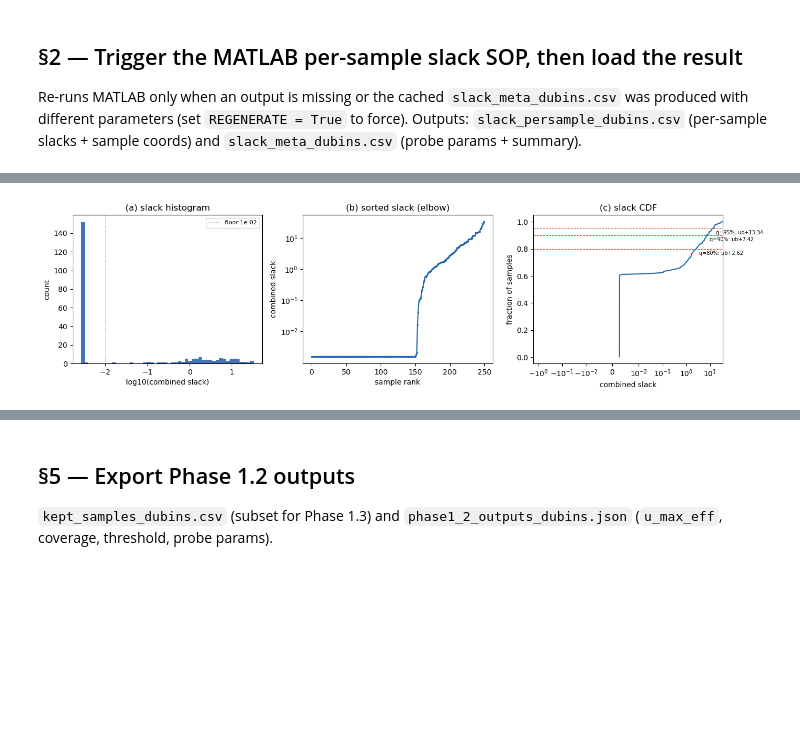
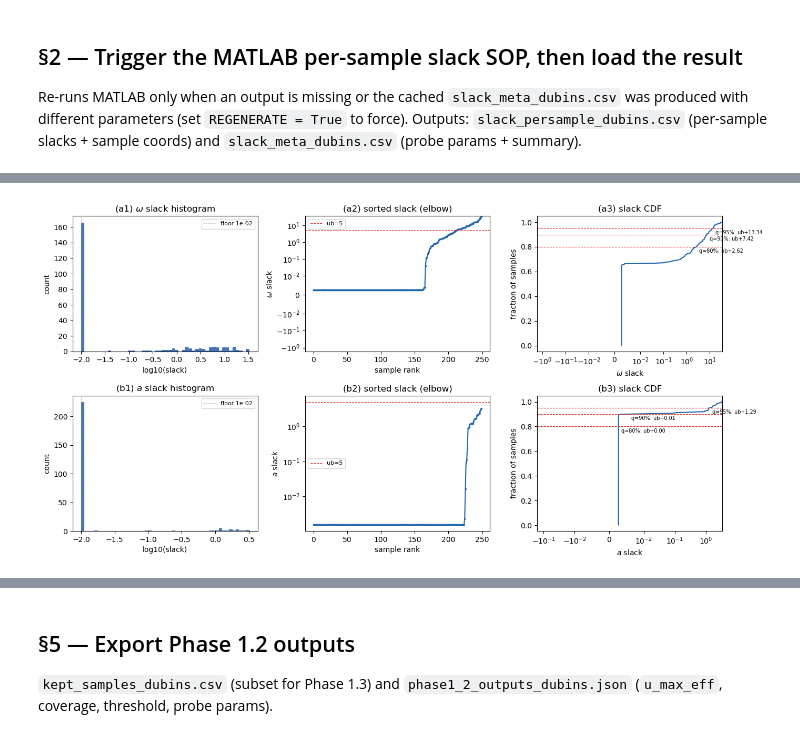
Before and after one commit to JianqiangDing/reach_avoid_backstepping_MPC, a Jupyter notebook: revision/slack_diagnostic/dubins_slack_diag.ipynb, the cells around one changed output, grey strips where cells are left out. Drawn from its saved outputs; the diff is of its cells as text; code cells hidden in the pictures; blank space fills up the shorter version.

```diff
--- a/revision/slack_diagnostic/dubins_slack_diag.ipynb
+++ b/revision/slack_diagnostic/dubins_slack_diag.ipynb
@@ -174,51 +244,61 @@ Combined per-sample slack $s_j = \max_i s_{j,i}^\star$ (worst channel, since the
 # %%
-s = df["slack"].values
-s_sorted = np.sort(s)
-cdf = np.arange(1, len(s) + 1) / len(s)
 FLOOR = PARAMS["slack_floor"]
+channels = [("slack1", UB_REQ, r"$\omega$"), ("slack2", UB_REQ, r"$a$")]
 
-fig, axes = plt.subplots(1, 3, figsize=(14, 3.8))
-ax = axes[0]
-ax.hist(np.log10(np.clip(s, 1e-3, None)), bins=50, color="#4575b4")
-ax.axvline(np.log10(FLOOR), color="#999999", ls=":", lw=1, label=f"floor {FLOOR:.0e}")
-ax.set_xlabel("log10(combined slack)")
-ax.set_ylabel("count")
-ax.set_title("(a) slack histogram")
-ax.legend(fontsize=8)
+fig, axes = plt.subplots(2, 3, figsize=(14, 7))
+for row, (col, ub, lab) in enumerate(channels):
+    s = df[col].values
+    s_sorted = np.sort(s)
+    cdf = np.arange(1, len(s) + 1) / len(s)
 
-ax = axes[1]
-ax.plot(np.arange(len(s)), s_sorted, ".-", ms=3, color="#2166ac")
-ax.set_xlabel("sample rank")
-ax.set_ylabel("combined slack")
-ax.set_title("(b) sorted slack (elbow)")
-ax.set_yscale("symlog", linthresh=1e-2)
+    ax = axes[row, 0]
+    ax.hist(np.log10(np.clip(s, FLOOR, None)), bins=50, color="#4575b4")
+    ax.axvline(
+        np.log10(FLOOR), color="#999999", ls=":", lw=1, label=f"floor {FLOOR:.0e}"
+    )
+    ax.set_xlabel("log10(slack)")
+    ax.set_ylabel("count")
+    ax.set_title(f"({chr(97+row)}1) {lab} slack histogram")
+    ax.legend(fontsize=8)
 
-ax = axes[2]
-ax.plot(s_sorted, cdf, color="#2166ac")
-for q in (0.8, 0.9, 0.95):
-    thr = np.quantile(s, q)
-    ax.axhline(q, color="#d73027", ls="--", lw=0.8)
-    ax.annotate(
-        f"q={q:.0%}: ub+{thr:.2f}",
-        (thr, q),
-        fontsize=7,
-        xytext=(4, -8),
-        textcoords="offset points",
-    )
-ax.set_xlabel("combined slack")
-ax.set_ylabel("fraction of samples")
-ax.set_title("(c) slack CDF")
-ax.set_xscale("symlog", linthresh=1e-2)
+    ax = axes[row, 1]
+    ax.plot(np.arange(len(s)), s_sorted, ".-", ms=3, color="#2166ac")
+    ax.axhline(ub, color="#d73027", ls="--", lw=0.8, label=f"ub={ub:g}")
+    ax.set_xlabel("sample rank")
+    ax.set_ylabel(f"{lab} slack")
+    ax.set_title(f"({chr(97+row)}2) sorted slack (elbow)")
+    ax.set_yscale("symlog", linthresh=FLOOR)
+    ax.legend(fontsize=8)
+
+    ax = axes[row, 2]
+    ax.plot(s_sorted, cdf, color="#2166ac")
+    for q in (0.8, 0.9, 0.95):
+        thr = np.quantile(s, q)
+        ax.axhline(q, color="#d73027", ls="--", lw=0.8)
+        ax.annotate(
+            f"q={q:.0%}: ub+{thr:.2f}",
+            (thr, q),
+            fontsize=7,
+            xytext=(4, -8),
+            textcoords="offset points",
+        )
+    ax.set_xlabel(f"{lab} slack")
+    ax.set_ylabel("fraction of samples")
+    ax.set_title(f"({chr(97+row)}3) slack CDF")
+    ax.set_xscale("symlog", linthresh=FLOOR)
 fig.tight_layout()
 fig.savefig(
     os.path.join(REV_DATA, "slack_dubins_distribution.png"),
     dpi=130,
     bbox_inches="tight",
 )
 plt.show()
 
-print(
-    f"fraction with slack <= floor ({FLOOR:.0e}): {100*np.mean(s <= FLOOR):.1f}%  (feasible at ub_req with ~0 slack)"
-)
+for col, ub, lab in channels:
+    s = df[col].values
+    print(
+        f"{lab}: fraction with slack <= floor ({FLOOR:.0e}): {100*np.mean(s <= FLOOR):.1f}% "
+        f"(feasible at ub={ub:g} with ~0 slack)"
+    )
 # %% [output]
-[figure, old version]
+[figure, new version]
```
Also changed, not shown: parts of 9 cells of this notebook, 23 other files.
